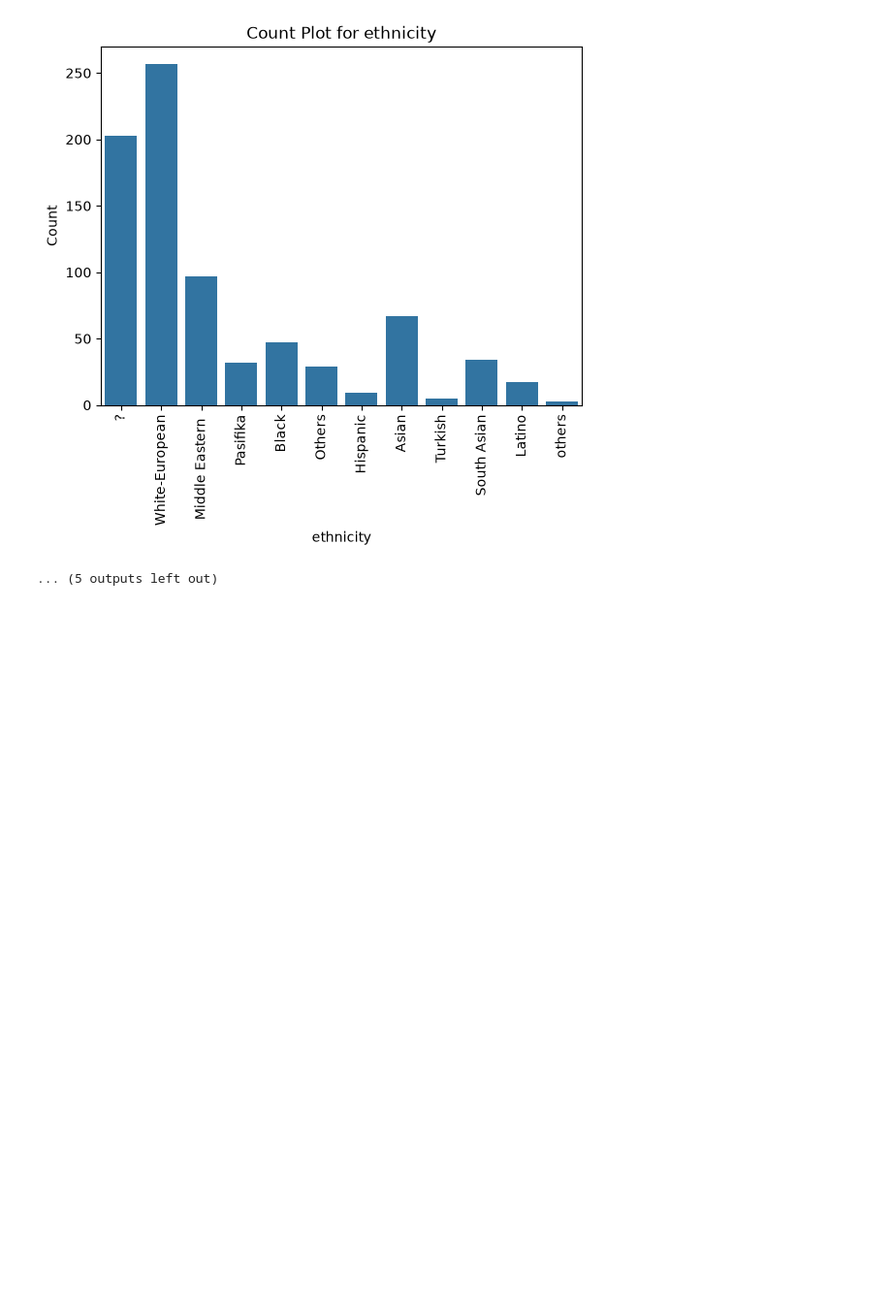
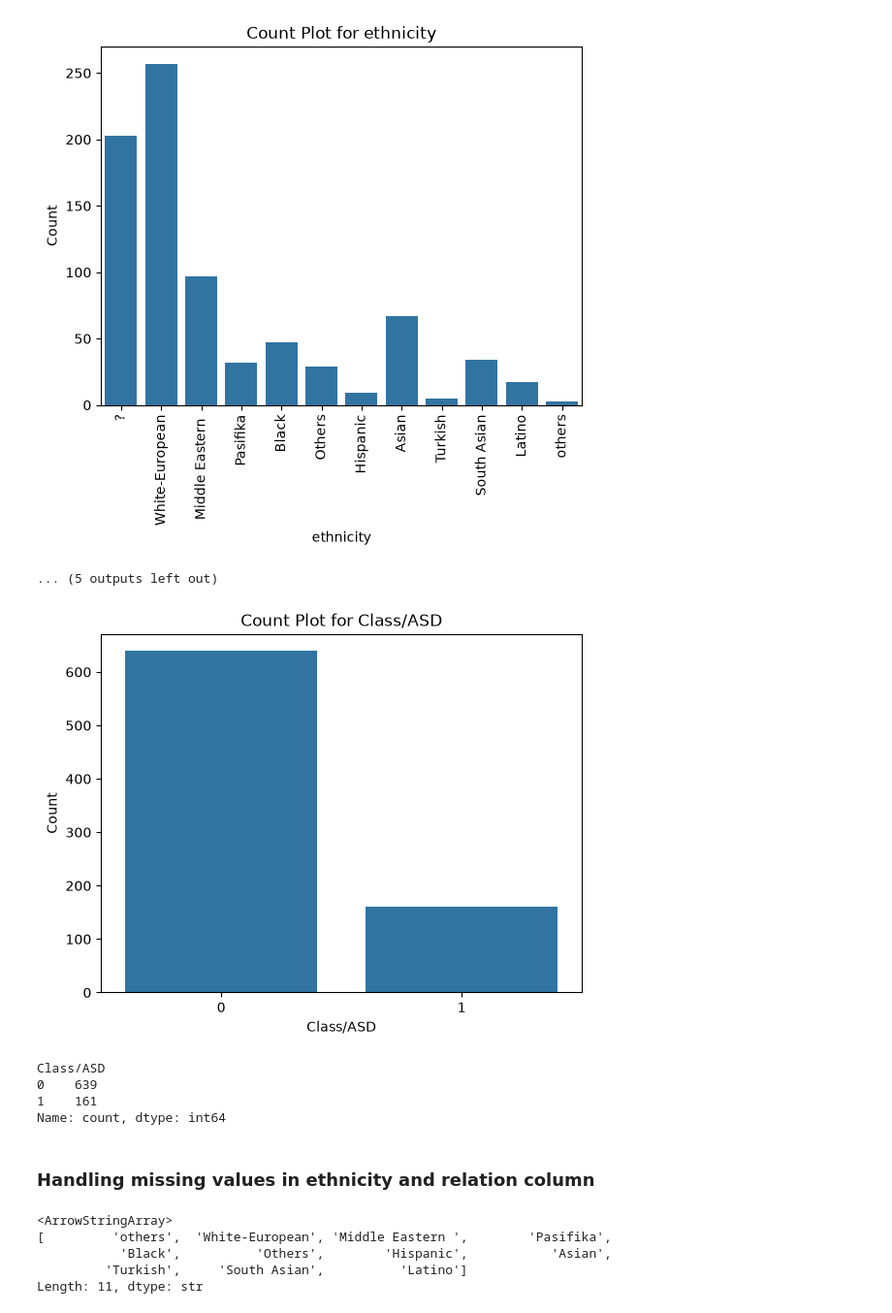
Before and after one commit to Shahria-Faysal/AutismMaxxing, a Jupyter notebook: Autism_Predict_Model.ipynb, the cells around one changed output. Shown at 97% size. Saved outputs shown, nothing was run; the diff lists cells and outputs as text; code cells hidden in the pictures; blank space fills up the shorter version.

```diff
--- a/Autism_Predict_Model.ipynb
+++ b/Autism_Predict_Model.ipynb
@@ -350,3 +350,29 @@ for col in categorical_columns:
 [figure]
 [figure]
 ... (5 outputs left out)
+# %%
+# countplot for target column (Class/ASD)
+sns.countplot(x=df["Class/ASD"])
+plt.title("Count Plot for Class/ASD")
+plt.xlabel("Class/ASD")
+plt.ylabel("Count")
+plt.show()
+# %% [output]
+[figure, added]
+# %%
+df["Class/ASD"].value_counts()
+# %% [output]
+Class/ASD
+0    639
+1    161
+Name: count, dtype: int64
+# %% [markdown]
+### Handling missing values in ethnicity and relation column
+# %%
+df["ethnicity"].unique()
+# %% [output]
+<ArrowStringArray>
+[         'others',  'White-European', 'Middle Eastern ',        'Pasifika',
+           'Black',          'Others',        'Hispanic',           'Asian',
+         'Turkish',     'South Asian',          'Latino']
+Length: 11, dtype: str
```
Also changed, not shown: parts of 6 cells of this notebook.
